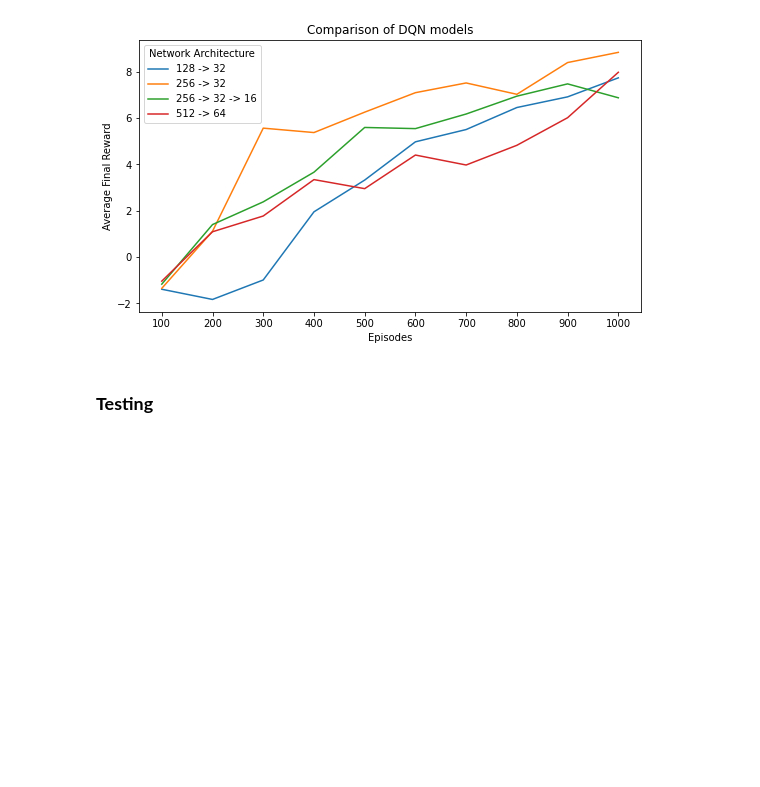
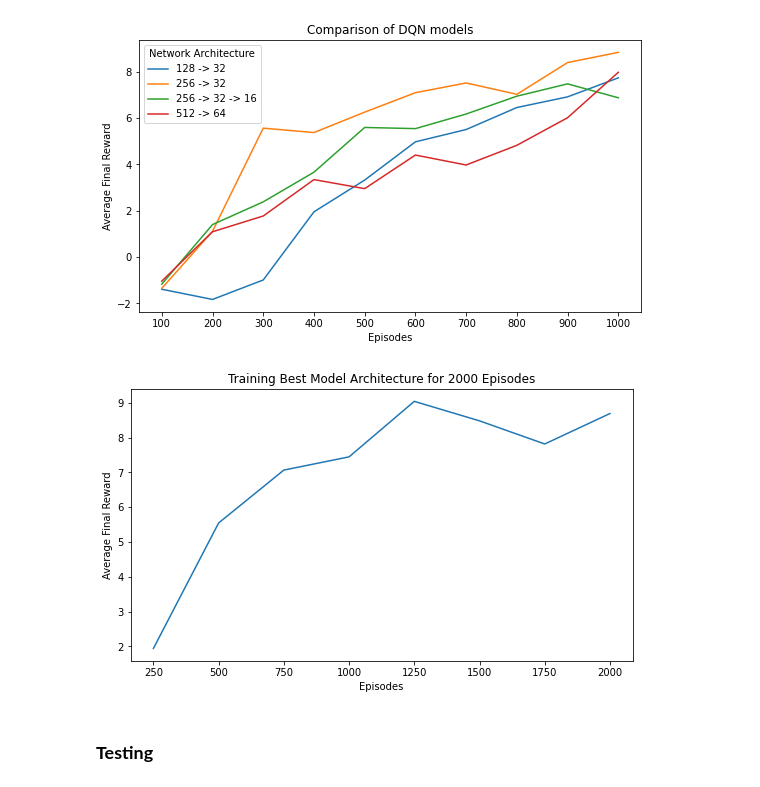
Before and after one commit to Kdossal/PHP2650-FinalProj, a Jupyter notebook: Code/PatientTreatment.ipynb, the cells around one changed output. Saved outputs shown, nothing was run; the diff lists cells and outputs as text; code cells hidden in the pictures; blank space fills up the shorter version.

```diff
--- a/Code/PatientTreatment.ipynb
+++ b/Code/PatientTreatment.ipynb
@@ -415,6 +415,28 @@ plt.legend(title='Network Architecture')
 plt.show()
 # %% [output]
 [figure]
+# %%
+final_model = [1.94, 5.545, 7.065, 7.445, 9.04, 8.48, 7.815, 8.69]
+
+# Adjusting figure size and layout
+plt.figure(figsize=(9, 5)) # adjust the figure size in inches
+
+# Plotting the lines
+plt.plot(final_model)
+
+# Adding axis labels and title
+plt.xlabel('Episodes')
+plt.ylabel('Average Final Reward')
+plt.title('Training Best Model Architecture for 2000 Episodes')
+
+x_ticks = list(range(0,8))
+x_labels = list(range(250,2250,250)) # labels of the ticks
+plt.xticks(x_ticks, x_labels)
+
+# Displaying the plot
+plt.show()
+# %% [output]
+[figure, added]
 # %% [markdown]
 ### **Testing**
 # %%
```
Also changed, not shown: 1 other file.
